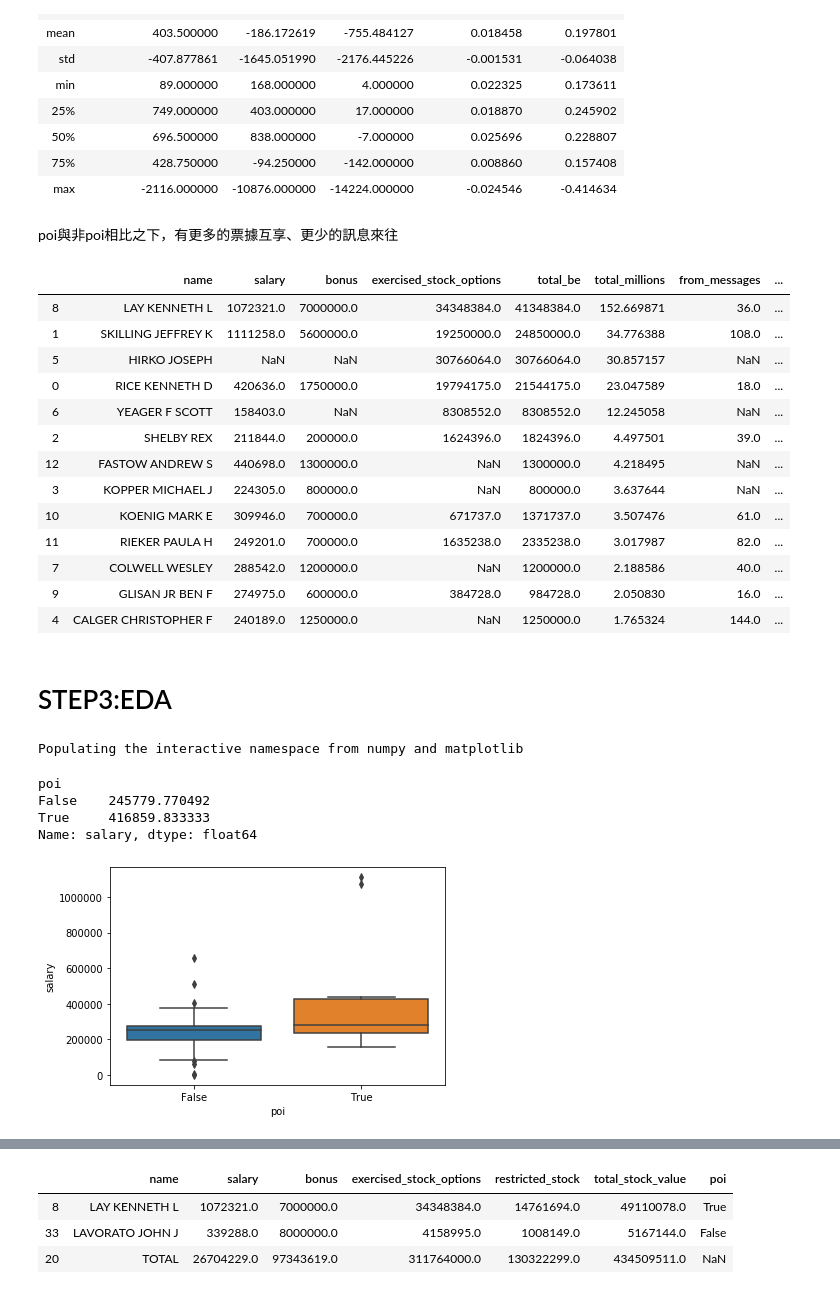
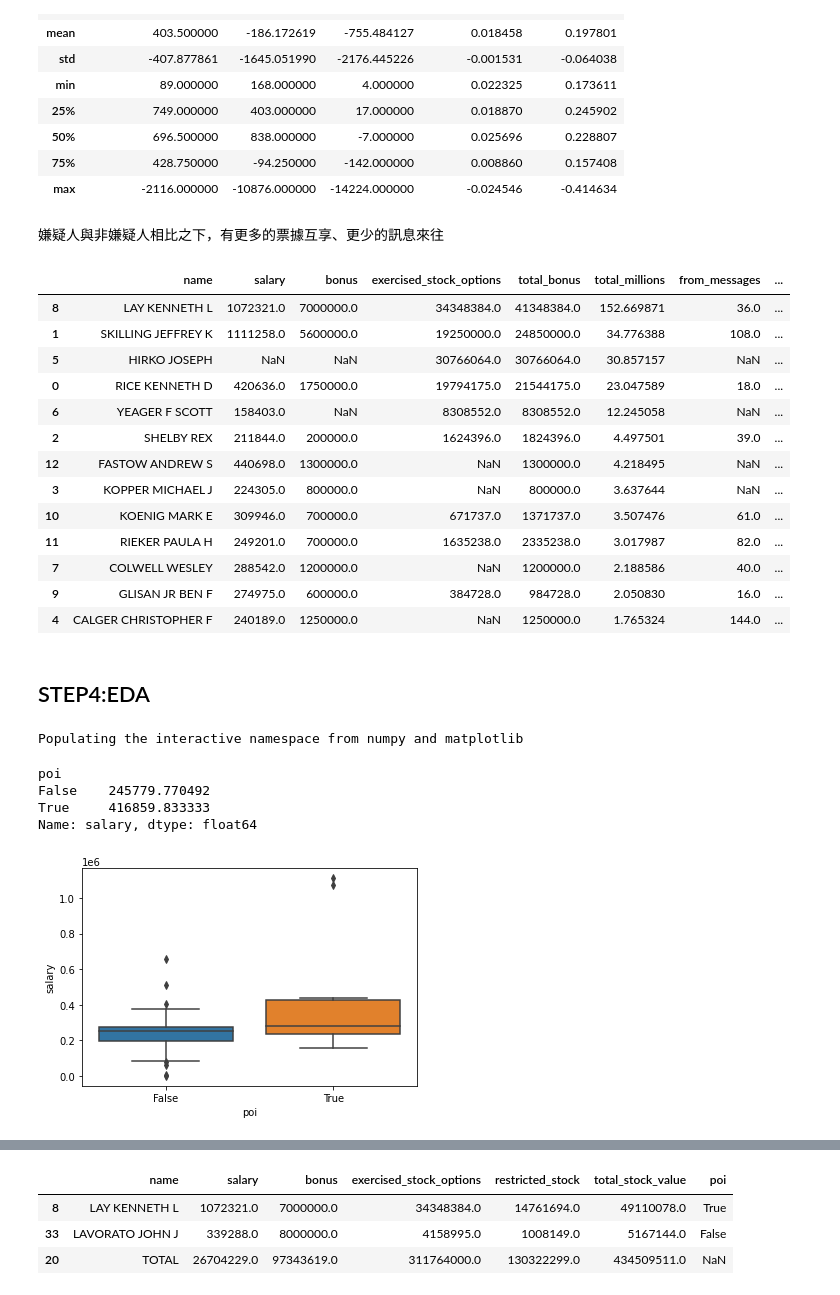
Before and after one commit to Steph958/ML100Days, a Jupyter notebook: Midtern Exam_Kaggle_Project/2020_ML100Marathon_Midtern_Enron_Fraud V4.ipynb, the cells around one changed output, grey strips where cells are left out. Cells and saved outputs as stored; diff of their text form; code cells hidden in the pictures.

```diff
--- a/Midtern Exam_Kaggle_Project/2020_ML100Marathon_Midtern_Enron_Fraud V4.ipynb
+++ b/Midtern Exam_Kaggle_Project/2020_ML100Marathon_Midtern_Enron_Fraud V4.ipynb
@@ -25,11 +25,6 @@ import seaborn as sns
 import warnings
 warnings.filterwarnings('ignore')
 # %%
-train = pd.read_csv('C:/Users/USER/Desktop/Github/ML100Days/Midtern Exam_Kaggle_Project/train_data.csv')
-test = pd.read_csv('C:/Users/USER/Desktop/Github/ML100Days/Midtern Exam_Kaggle_Project/test_features.csv')
-sample_submission = pd.read_csv('C:/Users/USER/Desktop/Github/ML100Days/Midtern Exam_Kaggle_Project/sample_submission.csv')
-
-print(train.columns.value_counts().sum())  #目標變數為"poi"
-print(train.columns)
-print(test.columns.value_counts().sum())
-print(test.columns)
+train = pd.read_csv('C:/Users/USER/OneDrive/Documents/ML100Days/Midtern Exam_Kaggle_Project/train_data.csv')
+test = pd.read_csv('C:/Users/USER/OneDrive/Documents/ML100Days/Midtern Exam_Kaggle_Project/test_features.csv')
+sample_submission = pd.read_csv('C:/Users/USER/OneDrive/Documents/ML100Days/Midtern Exam_Kaggle_Project/sample_submission.csv')
@@ -168,6 +191,6 @@ Let's follow the money! Features that will give us that money trail will be
 # %%
 #added/combined feature, total bonus and exercised_stock_options
-enron['total_be'] = enron['bonus'].fillna(0.0) + enron['exercised_stock_options'].fillna(0.0)
+enron['total_bonus'] = enron['bonus'].fillna(0.0) + enron['exercised_stock_options'].fillna(0.0)
 
 #added feature, scaled total compensation
 enron['total_millions'] = (enron['total_payments'].fillna(0.0) + enron['total_stock_value'].fillna(0.0))/1000000
@@ -237,0 +304,3 @@ non_poi = enron[enron.poi.isin([False])]
+# %%
+non_poi = enron[enron.poi.isin([False])]  # isin()接受一個列表，判斷該列中元素是否在列表中
+yes_poi = enron[enron.poi.isin([True])]
@@ -349,16 +381,16 @@ difference_in_email
 # %% [markdown]
 
 
-poi與非poi相比之下，有更多的票據互享、更少的訊息來往
+嫌疑人與非嫌疑人相比之下，有更多的票據互享、更少的訊息來往
 # %%
 #poi's name, salary, bonus, stock options, total bonus and options, from messages, and fraction to poi,
 # ordered by total descending.
 
-poi_info[['name','salary','bonus','exercised_stock_options',
-          'total_be','total_millions','from_messages',
+yes_poi[['name','salary','bonus','exercised_stock_options',
+          'total_bonus','total_millions','from_messages',
           'fraction_to_poi']].sort_values('total_millions',ascending=False)
 # %% [output]
-|  | name | salary | bonus | exercised_stock_options | total_be | total_millions | from_messages | ... |
+|  | name | salary | bonus | exercised_stock_options | total_bonus | total_millions | from_messages | ... |
 | 8 | LAY KENNETH L | 1072321.0 | 7000000.0 | 34348384.0 | 41348384.0 | 152.669871 | 36.0 | ... |
 | 1 | SKILLING JEFFREY K | 1111258.0 | 5600000.0 | 19250000.0 | 24850000.0 | 34.776388 | 108.0 | ... |
 | 5 | HIRKO JOSEPH | NaN | NaN | 30766064.0 | 30766064.0 | 30.857157 | NaN | ... |
@@ -373,7 +405,7 @@ poi_info[['name','salary','bonus','exercised_stock_options',
 | 9 | GLISAN JR BEN F | 274975.0 | 600000.0 | 384728.0 | 984728.0 | 2.050830 | 16.0 | ... |
 | 4 | CALGER CHRISTOPHER F | 240189.0 | 1250000.0 | NaN | 1250000.0 | 1.765324 | 144.0 | ... |
 # %% [markdown]
-# STEP3:EDA
+## STEP4:EDA
 # %%
 import matplotlib.pyplot as plt
 %matplotlib inline
@@ -398,5 +430,5 @@ poi
 False    245779.770492
 True     416859.833333
 Name: salary, dtype: float64
-[figure, old version]
+[figure, new version]
 # %%
```
Also changed, not shown: parts of 62 cells of this notebook, 15 other files.
